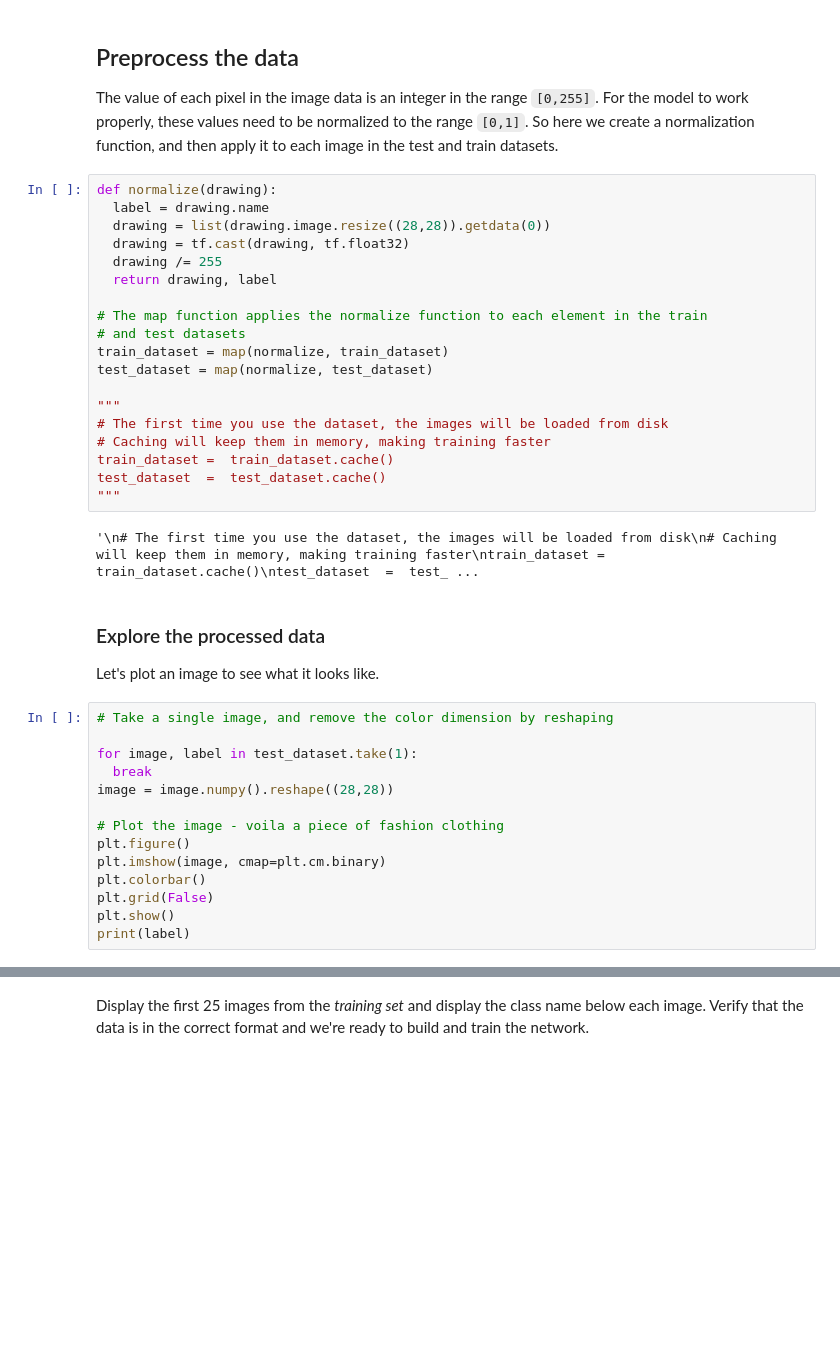
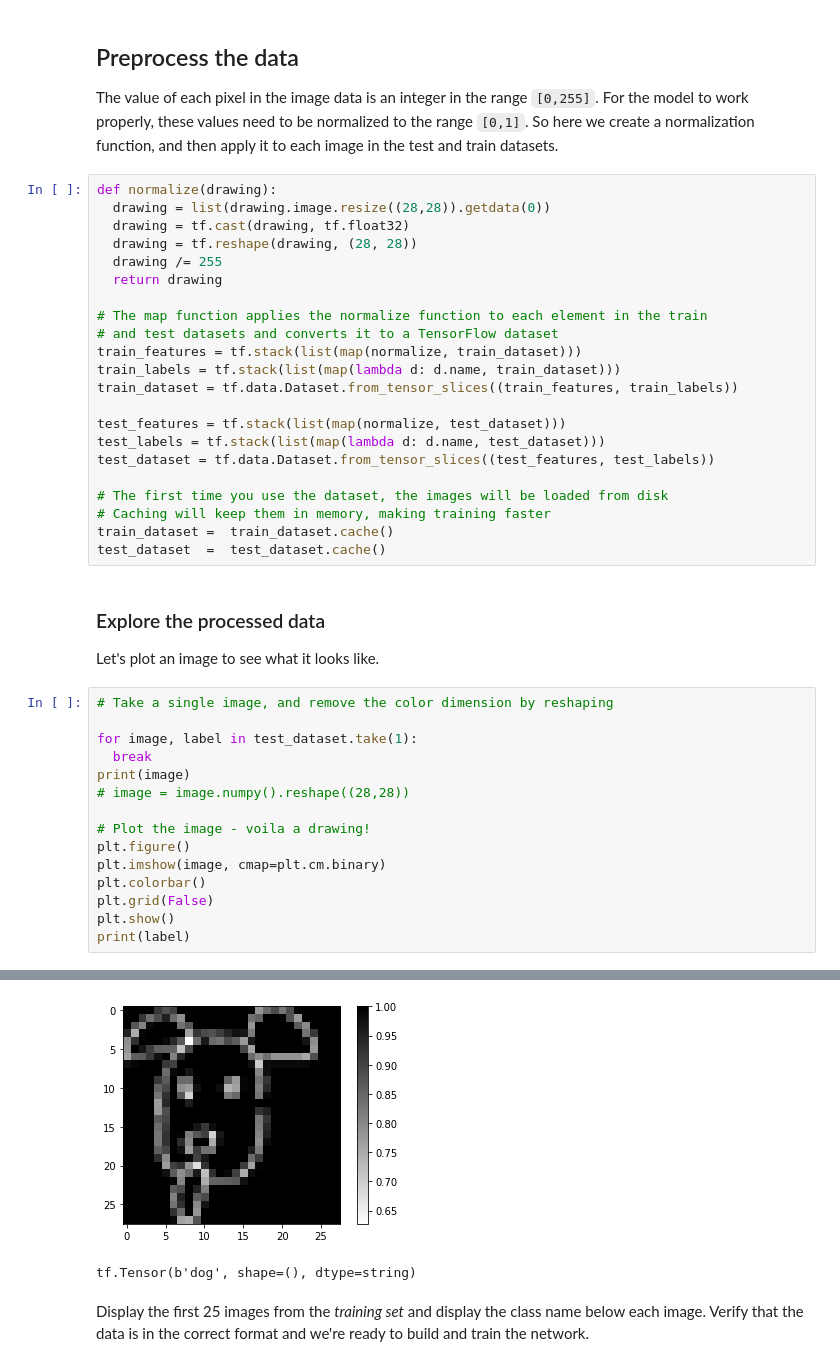
Before and after one commit to ronaldleung1/intro-to-tensorflow, a Jupyter notebook: quickdraw_cats_vs_dogs.ipynb, the cells around one changed output, grey strips where cells are left out. Drawn from its saved outputs; the diff is of its cells as text; blank space fills up the shorter version.

Commit message:
chore: set shape of dataset

```diff
--- a/quickdraw_cats_vs_dogs.ipynb
+++ b/quickdraw_cats_vs_dogs.ipynb
@@ -216,25 +219,26 @@ Number of test examples:     400
 The value of each pixel in the image data is an integer in the range `[0,255]`. For the model to work properly, these values need to be normalized to the range `[0,1]`. So here we create a normalization function, and then apply it to each image in the test and train datasets.
 # %%
 def normalize(drawing):
-  label = drawing.name
   drawing = list(drawing.image.resize((28,28)).getdata(0))
   drawing = tf.cast(drawing, tf.float32)
+  drawing = tf.reshape(drawing, (28, 28))
   drawing /= 255
-  return drawing, label
+  return drawing
 
 # The map function applies the normalize function to each element in the train
-# and test datasets
-train_dataset = map(normalize, train_dataset)
-test_dataset = map(normalize, test_dataset)
+# and test datasets and converts it to a TensorFlow dataset
+train_features = tf.stack(list(map(normalize, train_dataset)))
+train_labels = tf.stack(list(map(lambda d: d.name, train_dataset)))
+train_dataset = tf.data.Dataset.from_tensor_slices((train_features, train_labels))
 
-"""
+test_features = tf.stack(list(map(normalize, test_dataset)))
+test_labels = tf.stack(list(map(lambda d: d.name, test_dataset)))
+test_dataset = tf.data.Dataset.from_tensor_slices((test_features, test_labels))
+
 # The first time you use the dataset, the images will be loaded from disk
 # Caching will keep them in memory, making training faster
 train_dataset =  train_dataset.cache()
 test_dataset  =  test_dataset.cache()
-"""
-# %% [output]
-'\n# The first time you use the dataset, the images will be loaded from disk\n# Caching will keep them in memory, making training faster\ntrain_dataset =  train_dataset.cache()\ntest_dataset  =  test_ ...
 # %% [markdown]
 ### Explore the processed data
 
@@ -244,9 +248,10 @@ Let's plot an image to see what it looks like.
 
 for image, label in test_dataset.take(1):
   break
-image = image.numpy().reshape((28,28))
+print(image)
+# image = image.numpy().reshape((28,28))
 
-# Plot the image - voila a piece of fashion clothing
+# Plot the image - voila a drawing!
 plt.figure()
 plt.imshow(image, cmap=plt.cm.binary)
 plt.colorbar()
@@ -258,3 +279,5 @@ AttributeError: ignored
+[figure, added]
+tf.Tensor(b'dog', shape=(), dtype=string)
 # %% [markdown]
 Display the first 25 images from the *training set* and display the class name below each image. Verify that the data is in the correct format and we're ready to build and train the network.
 # %%
```
Also changed, not shown: parts of 6 cells of this notebook.
